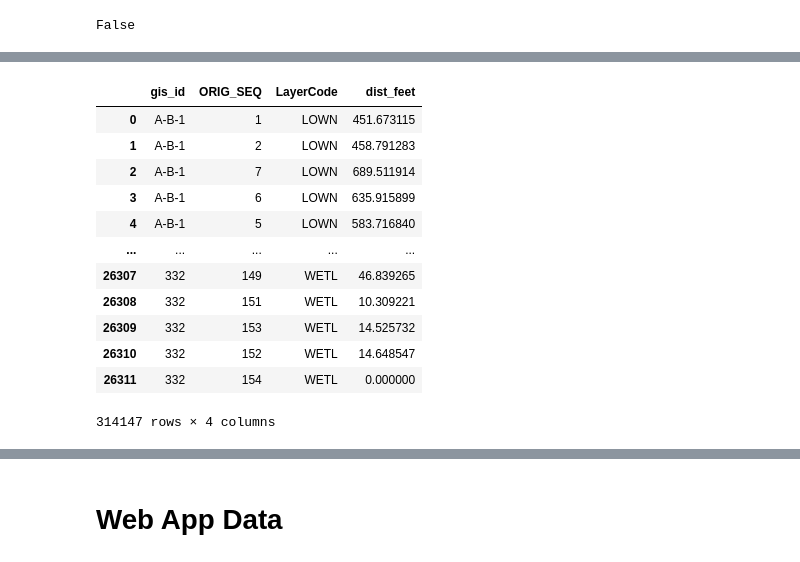
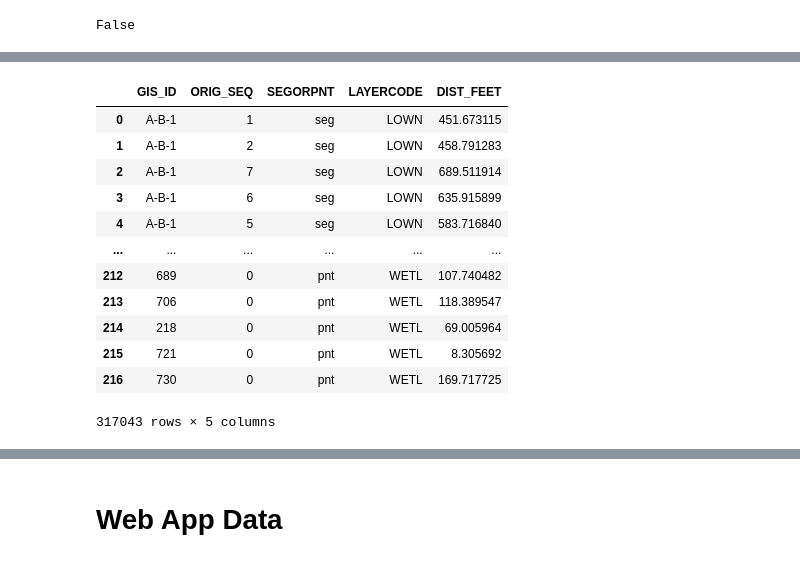
Before and after one commit to WFRCAnalytics/MAP-Environmental-Resiliency, a Jupyter notebook: _dataprep/2-Download-and-Preprocess-Data.ipynb, the cells around one changed output, grey strips where cells are left out. Drawn from its saved outputs; the diff is of its cells as text; code cells hidden in the pictures.

```diff
--- a/_dataprep/2-Download-and-Preprocess-Data.ipynb
+++ b/_dataprep/2-Download-and-Preprocess-Data.ipynb
@@ -193,6 +179,9 @@ bReDownloadAll   = False # Set to True if you want to redownload data... otherwi
 bReJoinAll       = True  # Set to True if you want to rejoin the projects to the open data layers
 
 gis = GIS(expiration=9999) # set expiration higher so it doesn't time out with the wetlands
+
+fcRtpSeg = os.path.join(processGdb,'_rtp_proj_lines_segs')
+fcRtpPnt = os.path.join(processGdb,'_rtp_proj_points')
 
 if bProcess:
 
@@ -206,8 +195,9 @@ if bProcess:
         print (row['LayerCode'] + ' -  ' + row['OpenDataKey'] + ' - ' + str(row['SearchBuffer']) + ' -  ' + row['QueryFilter'])
 
         #try:
-        _fc_download = os.path.join(intermediate_folder,'process.gdb\\' + row['LayerCode'] + '_orig_fltr')
-        _fc_join     = os.path.join(intermediate_folder,'process.gdb\\' + row['LayerCode'] + '_joined'   )
+        _fc_download = os.path.join(intermediate_folder,'process.gdb\\' + row['LayerCode'] + '_orig_fltr' )
+        _fc_seg_join = os.path.join(intermediate_folder,'process.gdb\\' + row['LayerCode'] + '_seg_joined')
+        _fc_pnt_join = os.path.join(intermediate_folder,'process.gdb\\' + row['LayerCode'] + '_pnt_joined')
 
         # check to see if replace all toggle is on OR if the feature class already exists in the gdb
         if bReDownloadAll or not arcpy.Exists(_fc_download):
@@ -231,18 +221,20 @@ if bProcess:
                 print ("exporting intermediate layer...")
                 _sdfLyr.spatial.to_featureclass(_fc_download)
 
-        if bReJoinAll or not arcpy.Exists(_fc_join):
+        if bReJoinAll or not arcpy.Exists(_fc_seg_join) or not arcpy.Exists(_fc_pnt_join):
 
             # only join again if download has been created
             if arcpy.Exists(_fc_download):
 
                 # delete feature class if it exists
-                delIfExists(_fc_join)
+                delIfExists(_fc_seg_join)
+                delIfExists(_fc_pnt_join)
 
                 # get closest distance
                 print ("joining...")
-                arcpy.analysis.SpatialJoin(fcRtpLinesSegs, _fc_download, _fc_join, "JOIN_ONE_TO_ONE", "KEEP_COMMON", match_option="CLOSEST", search_radius=str(row['SearchBuffer']) + " mile", distance_field_name="meters" + row['LayerCode'])
-                del _sdfLyr
+                arcpy.analysis.SpatialJoin(fcRtpSeg, _fc_download, _fc_seg_join, "JOIN_ONE_TO_ONE", "KEEP_COMMON", match_option="CLOSEST", search_radius=str(row['SearchBuffer']) + " mile", distance_field_name="meters" + row['LayerCode'])
+                arcpy.analysis.SpatialJoin(fcRtpPnt, _fc_download, _fc_pnt_join, "JOIN_ONE_TO_ONE", "KEEP_COMMON", match_option="CLOSEST", search_radius=str(row['SearchBuffer']) + " mile", distance_field_name="meters" + row['LayerCode'])
+
             else:
                 print('no features to join to')
 
@@ -295,24 +287,41 @@ dfD = pd.DataFrame()
 for index, row in dfOpenDataLayers.iterrows():
     #try:
     print(row['LayerCode'])
-    _fc = os.path.join(processGdb,row['LayerCode'] + '_joined')
-    if arcpy.Exists(_fc):
+    _fcSeg = os.path.join(processGdb,row['LayerCode'] + '_seg_joined')
+    _fcPnt = os.path.join(processGdb,row['LayerCode'] + '_pnt_joined')
+    if arcpy.Exists(_fcSeg) & arcpy.Exists(_fcPnt):
         #display(_fc)
 
-        _sdf = pd.DataFrame.spatial.from_featureclass(_fc)
+        _sdfSeg = pd.DataFrame.spatial.from_featureclass(_fcSeg)
+        _sdfSeg.columns = _sdfSeg.columns.str.upper()
 
-        df = _sdf[['gis_id',"meters" + row['LayerCode'],'ORIG_SEQ']].copy()
-        df['LayerCode'] = row['LayerCode']
+        df = _sdfSeg[['GIS_ID',"METERS" + row['LayerCode'],'ORIG_SEQ']].copy()
+        df['SEGORPNT' ] = 'seg'
+        df['LAYERCODE'] = row['LayerCode']
 
-        df.columns=(['gis_id','dist_meters','ORIG_SEQ','LayerCode'])
+        df.columns=(['GIS_ID','DIST_METERS','ORIG_SEQ','SEGORPNT','LAYERCODE'])
 
         #display(_sdf[['gis_id',"meters" + row['LayerCode']]])
 
         dfD = pd.concat([dfD,df])
 
-dfD['dist_feet'] = dfD['dist_meters'] / 3.28084
+        _sdfPnt = pd.DataFrame.spatial.from_featureclass(_fcPnt)
+        _sdfPnt.columns = _sdfPnt.columns.str.upper()
 
-dfD = dfD.drop(columns=('dist_meters'))
+        df = _sdfPnt[['GIS_ID',"METERS" + row['LayerCode']]].copy()
+        df['ORIG_SEQ' ] = 0 # points have no sequence so set to 0
+        df['SEGORPNT' ] = 'pnt'
+        df['LAYERCODE'] = row['LayerCode']
+
+        df.columns=(['GIS_ID','DIST_METERS','ORIG_SEQ','SEGORPNT','LAYERCODE'])
+
+        #display(_sdf[['gis_id',"meters" + row['LayerCode']]])
+
+        dfD = pd.concat([dfD,df])
+
+dfD['DIST_FEET'] = dfD['DIST_METERS'] / 3.28084
+
+dfD = dfD.drop(columns=('DIST_METERS'))
 
 dfD
 # %% [output]
@@ -332,19 +341,19 @@ BISN
 QUFL
 STSL
 RIPA
 WETL
-|  | gis_id | ORIG_SEQ | LayerCode | dist_feet |
-| 0 | A-B-1 | 1 | LOWN | 451.673115 |
-| 1 | A-B-1 | 2 | LOWN | 458.791283 |
-| 2 | A-B-1 | 7 | LOWN | 689.511914 |
-| 3 | A-B-1 | 6 | LOWN | 635.915899 |
-| 4 | A-B-1 | 5 | LOWN | 583.716840 |
-| ... | ... | ... | ... | ... |
-| 26307 | 332 | 149 | WETL | 46.839265 |
-| 26308 | 332 | 151 | WETL | 10.309221 |
-| 26309 | 332 | 153 | WETL | 14.525732 |
-| 26310 | 332 | 152 | WETL | 14.648547 |
-| 26311 | 332 | 154 | WETL | 0.000000 |
+|  | GIS_ID | ORIG_SEQ | SEGORPNT | LAYERCODE | DIST_FEET |
+| 0 | A-B-1 | 1 | seg | LOWN | 451.673115 |
+| 1 | A-B-1 | 2 | seg | LOWN | 458.791283 |
+| 2 | A-B-1 | 7 | seg | LOWN | 689.511914 |
+| 3 | A-B-1 | 6 | seg | LOWN | 635.915899 |
+| 4 | A-B-1 | 5 | seg | LOWN | 583.716840 |
+| ... | ... | ... | ... | ... | ... |
+| 212 | 689 | 0 | pnt | WETL | 107.740482 |
+| 213 | 706 | 0 | pnt | WETL | 118.389547 |
+| 214 | 218 | 0 | pnt | WETL | 69.005964 |
+| 215 | 721 | 0 | pnt | WETL | 8.305692 |
+| 216 | 730 | 0 | pnt | WETL | 169.717725 |
-314147 rows × 4 columns
+317043 rows × 5 columns
 # %%
 # DON'T USE NONE OR NEW
```
Also changed, not shown: parts of 9 cells of this notebook.
